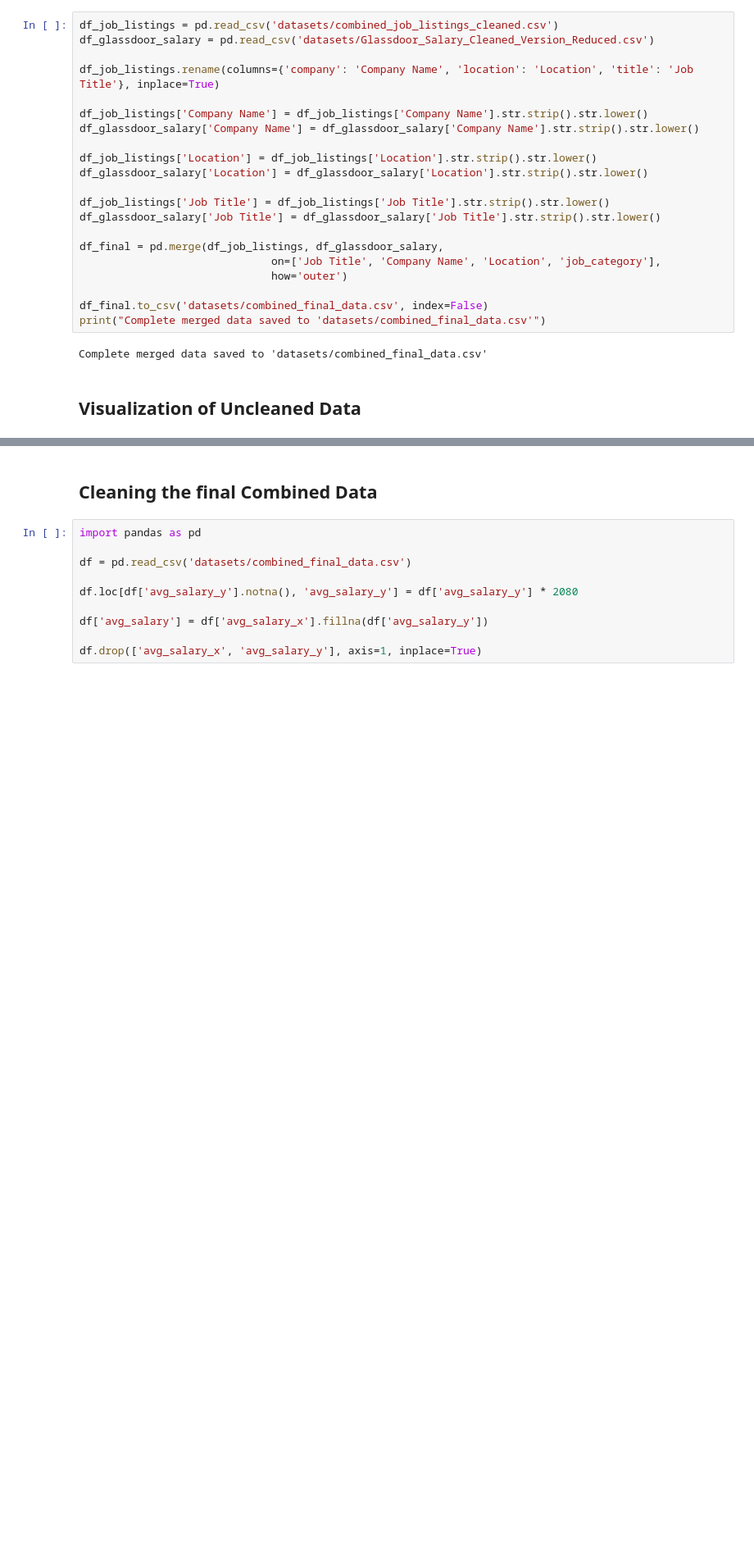
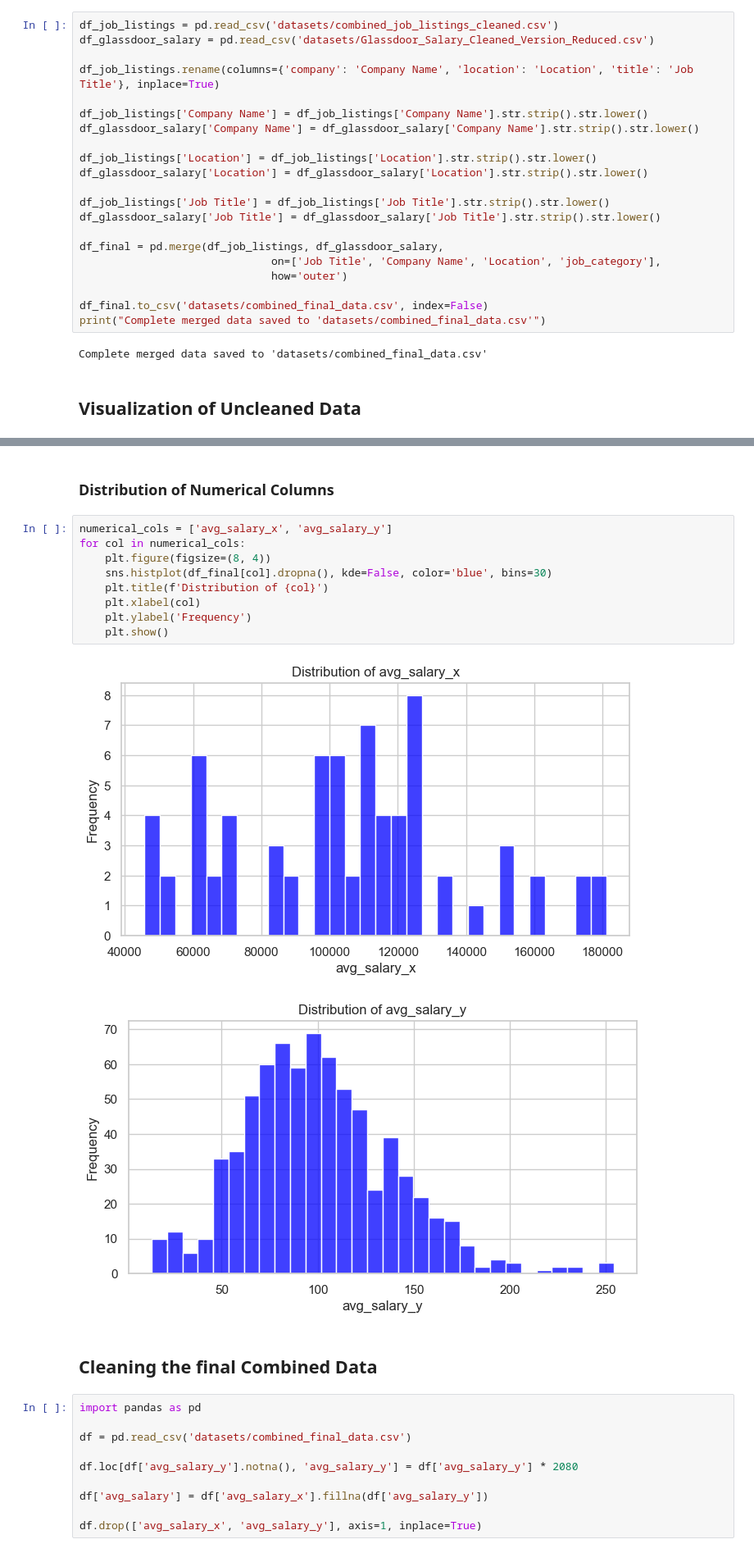
Before and after one commit to Shiva250503ss/Job_Trend_Analysis, a Jupyter notebook: data_gathering_cleaning_EDA.ipynb, the cells around one changed output, grey strips where cells are left out. Shown: that part at 82% size. Drawn from its saved outputs; the diff is of its cells as text; blank space fills up the shorter version.

```diff
--- a/data_gathering_cleaning_EDA.ipynb
+++ b/data_gathering_cleaning_EDA.ipynb
@@ -197,3 +179,17 @@ plt.show()
+# %% [markdown]
+### Distribution of Numerical Columns
+# %%
+numerical_cols = ['avg_salary_x', 'avg_salary_y']
+for col in numerical_cols:
+    plt.figure(figsize=(8, 4))
+    sns.histplot(df_final[col].dropna(), kde=False, color='blue', bins=30)
+    plt.title(f'Distribution of {col}')
+    plt.xlabel(col)
+    plt.ylabel('Frequency')
+    plt.show()
+# %% [output]
+[figure, added]
+[figure, added]
 # %% [markdown]
 ## Cleaning the final Combined Data
 # %%
```
Also changed, not shown: parts of 11 cells of this notebook, 9 other files.
